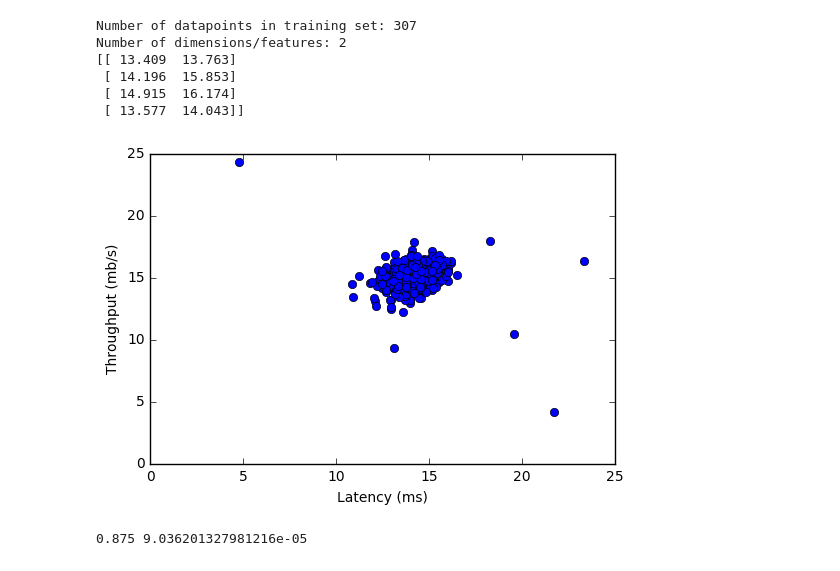
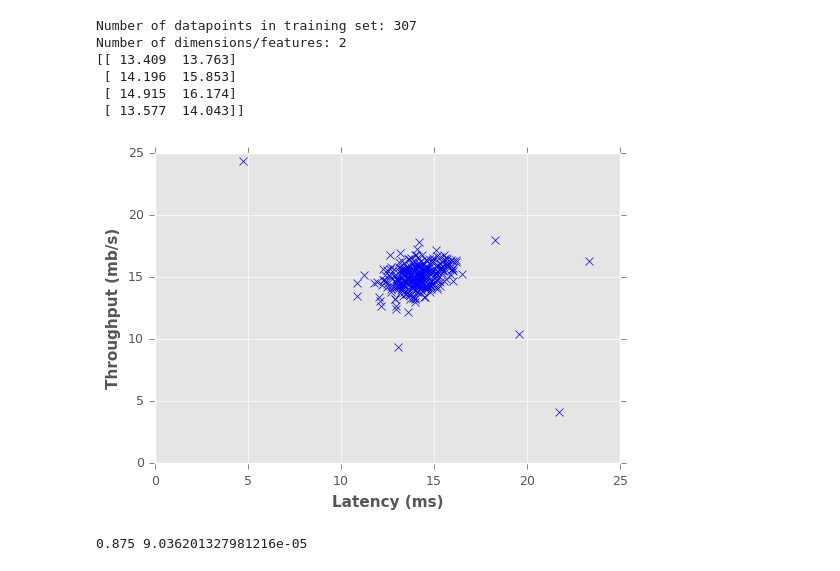
Before and after one commit to aqibsaeed/Anomaly-Detection, a Jupyter notebook: Anomaly Detection.ipynb, the cells around one changed output. Cells and saved outputs as stored; diff of their text form; code cells hidden in the pictures.

Commit message:
Plotting Style Fix

```diff
--- a/Anomaly Detection.ipynb
+++ b/Anomaly Detection.ipynb
@@ -9,3 +1,23 @@ from sklearn.metrics import f1_score
+# %%
+import matplotlib.pyplot as plt
+import numpy as np
+plt.style.use('ggplot')
+
+plt.rcParams['font.family'] = 'serif'
+plt.rcParams['font.serif'] = 'Ubuntu'
+plt.rcParams['font.monospace'] = 'Ubuntu Mono'
+plt.rcParams['font.size'] = 12
+plt.rcParams['axes.labelsize'] = 11
+plt.rcParams['axes.labelweight'] = 'bold'
+plt.rcParams['axes.titlesize'] = 12
+plt.rcParams['xtick.labelsize'] = 9
+plt.rcParams['ytick.labelsize'] = 9
+plt.rcParams['legend.fontsize'] = 11
+plt.rcParams['figure.titlesize'] = 13
+
+from numpy import genfromtxt
+from scipy.stats import multivariate_normal
+from sklearn.metrics import f1_score
 # %%
 def read_dataset(filePath,delimiter=','):
     return genfromtxt(filePath, delimiter=delimiter)
@@ -44,29 +53,29 @@ def selectThresholdByCV(probs,gt):
 # %%
 tr_data = read_dataset('tr_server_data.csv')
 cv_data = read_dataset('cv_server_data.csv')
 gt_data = read_dataset('gt_server_data.csv')
 
 n_training_samples = tr_data.shape[0]
 n_dim = tr_data.shape[1]
 
 print('Number of datapoints in training set: %d' % n_training_samples)
 print('Number of dimensions/features: %d' % n_dim)
 
 
 print(tr_data[1:5,:])
 
 plt.xlabel('Latency (ms)')
 plt.ylabel('Throughput (mb/s)')
-plt.plot(tr_data[:,0],tr_data[:,1],'o')
+plt.plot(tr_data[:,0],tr_data[:,1],'bx')
 plt.show()
 # %% [output]
 Number of datapoints in training set: 307
 Number of dimensions/features: 2
 [[ 13.409  13.763]
  [ 14.196  15.853]
  [ 14.915  16.174]
  [ 13.577  14.043]]
-[figure, old version]
+[figure, new version]
 # %%
 mu, sigma = estimateGaussian(tr_data)
 p = multivariateGaussian(tr_data,mu,sigma)
```
Also changed, not shown: parts of 4 cells of this notebook.
